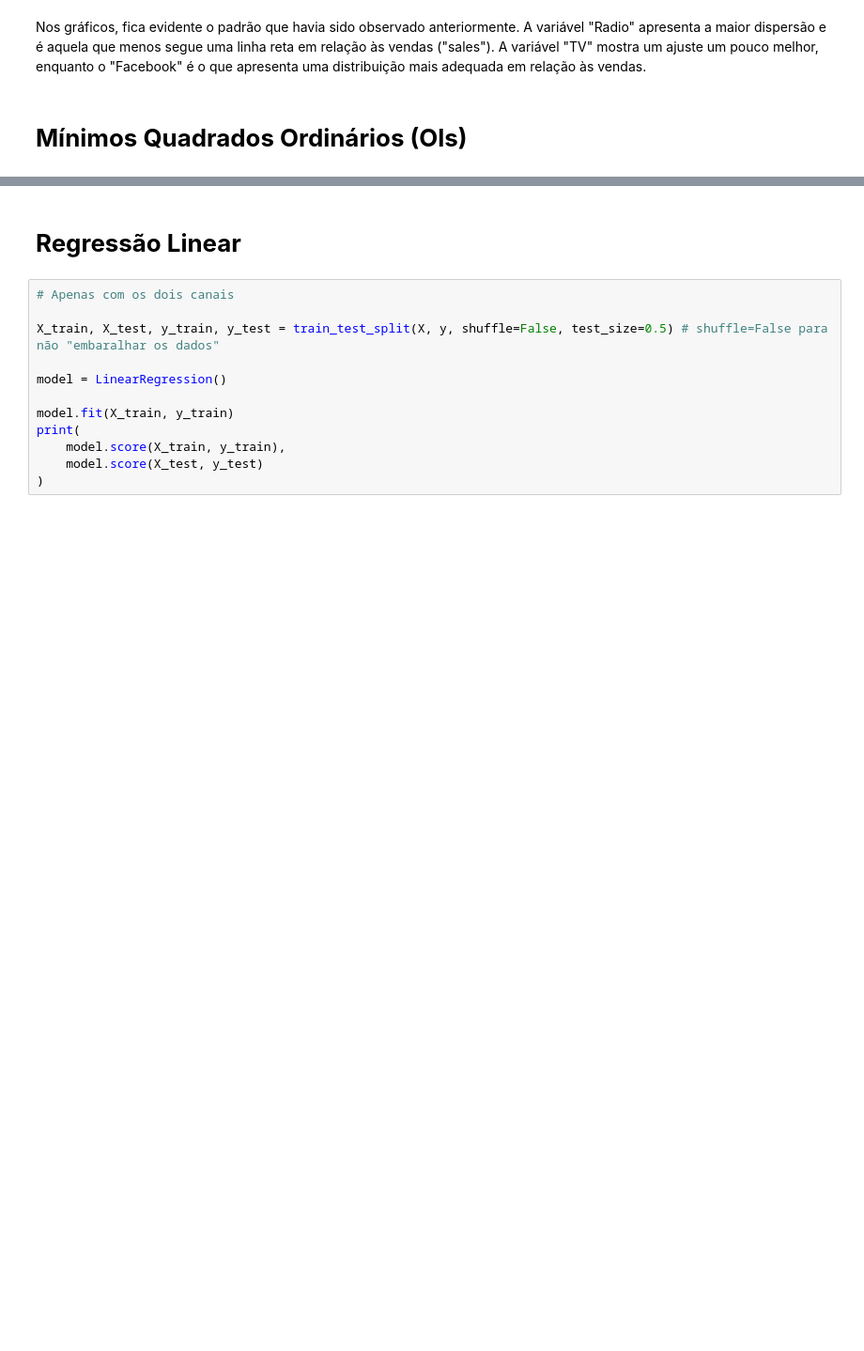
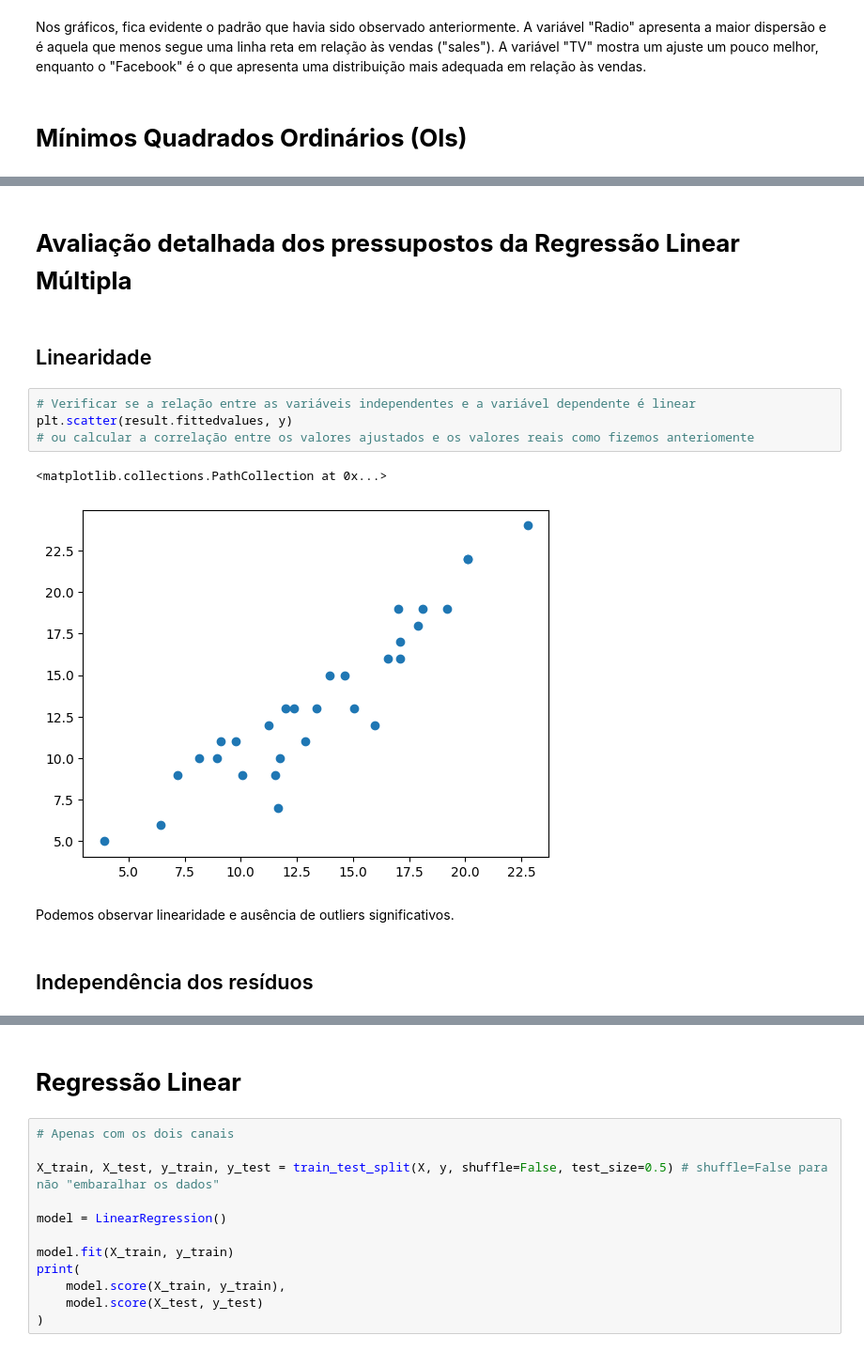
Before and after one commit to alexanderbandeiralira/MMM-LinearRegression, a Jupyter notebook: MMM_LinearRegressionExample.ipynb, the cells around one changed output, grey strips where cells are left out. Shown: that part at 94% size. Cells and saved outputs as stored; diff of their text form; blank space fills up the shorter version.

```diff
--- a/MMM_LinearRegressionExample.ipynb
+++ b/MMM_LinearRegressionExample.ipynb
@@ -216,3 +235,18 @@ Os principais resultados deste novo modelo são os seguintes:
 
 
 Comparando com o modelo anterior, esse novo modelo apresenta um R-quadrado ligeiramente menor, indicando que as variáveis independentes explicam um pouco menos da variabilidade das vendas. No entanto, o modelo é estatisticamente significativo, e as variáveis "FB" e "TV" continuam a ser significativas para prever as vendas.
+# %% [markdown]
+# **Avaliação detalhada dos pressupostos da Regressão Linear Múltipla**
+# %% [markdown]
+## Linearidade
+# %%
+# Verificar se a relação entre as variáveis independentes e a variável dependente é linear
+plt.scatter(result.fittedvalues, y)
+# ou calcular a correlação entre os valores ajustados e os valores reais como fizemos anteriomente
+# %% [output]
+<matplotlib.collections.PathCollection at 0x...>
+[figure, added]
+# %% [markdown]
+Podemos observar linearidade e ausência de outliers significativos.
+# %% [markdown]
+## Independência dos resíduos
```
Also changed, not shown: parts of 20 cells of this notebook.
